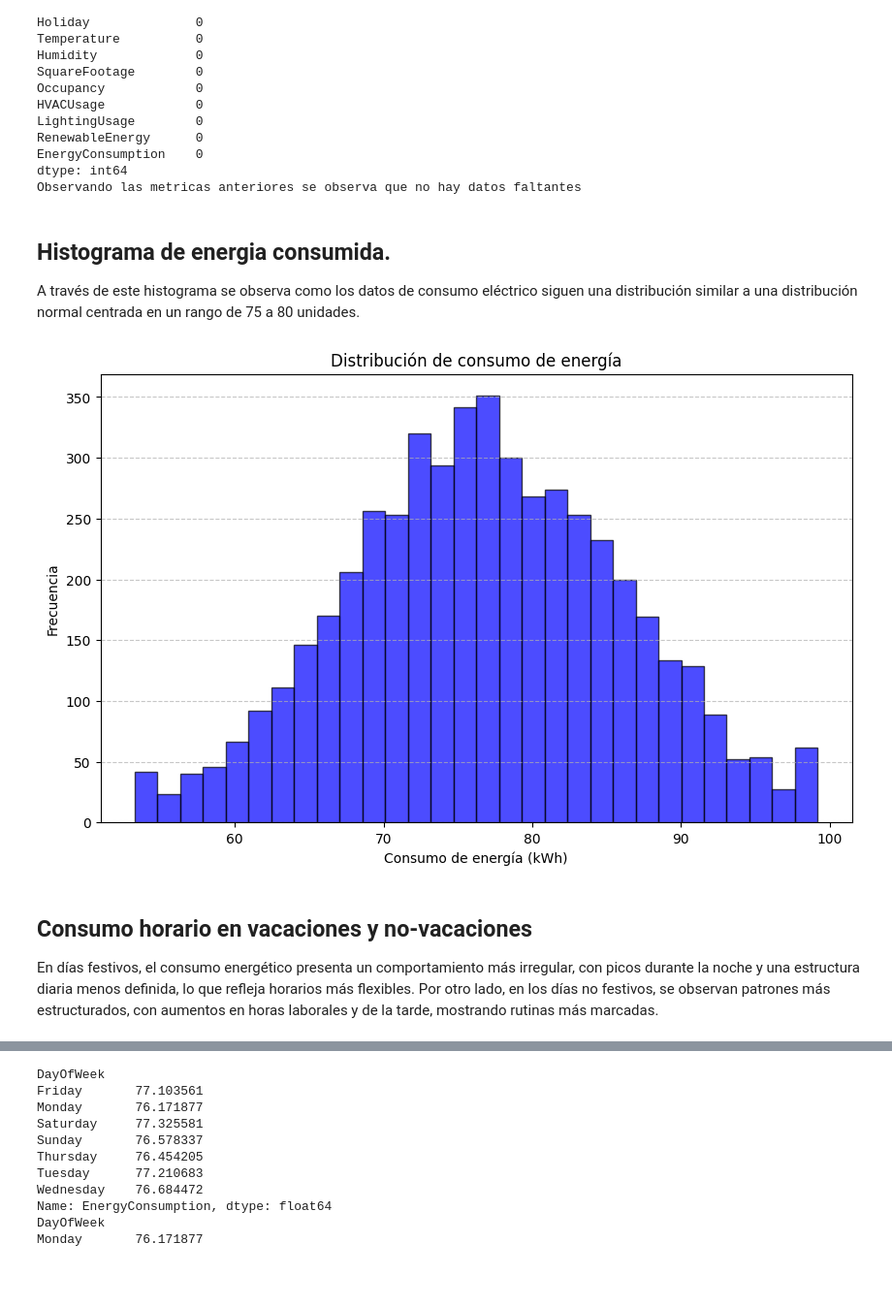
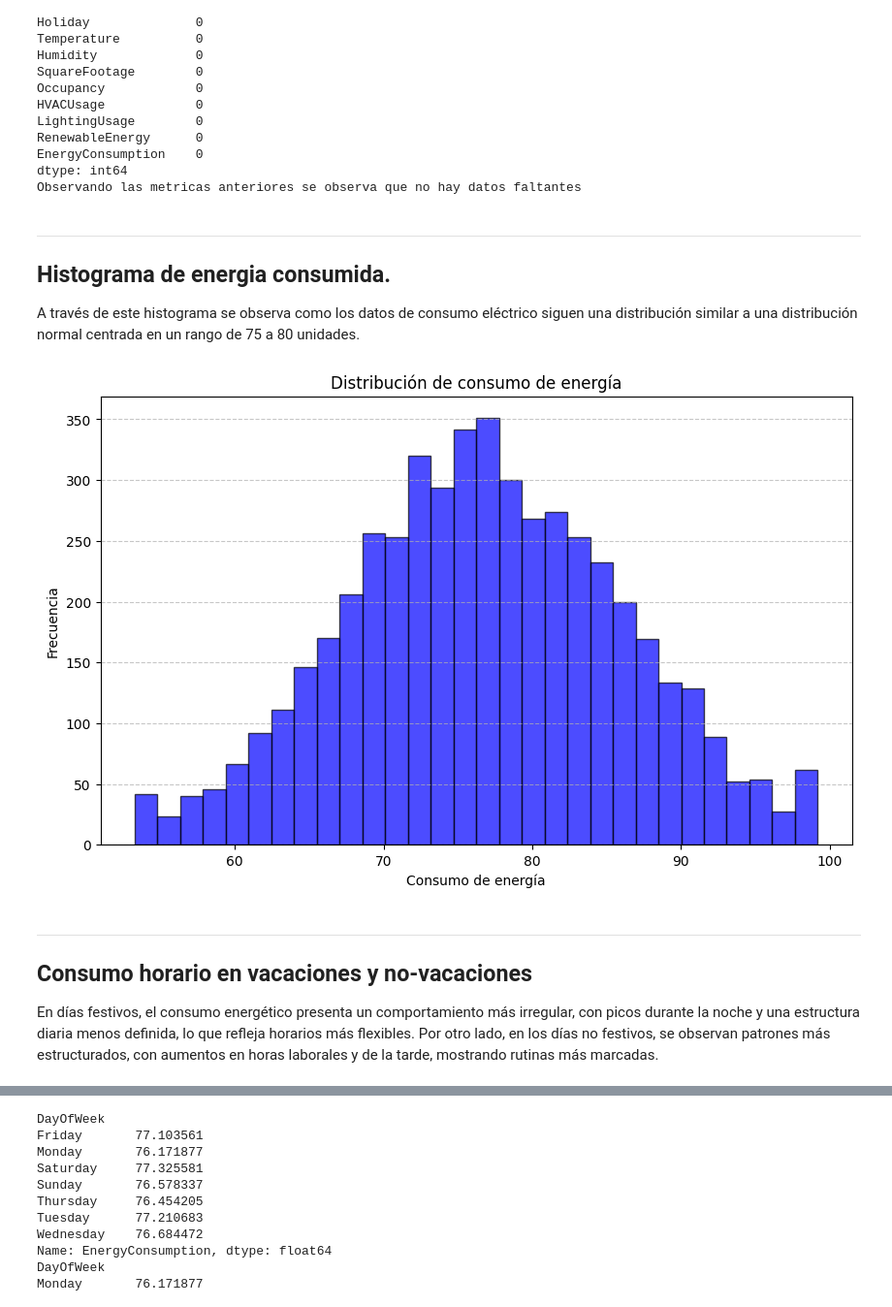
Before and after one commit to mansanjim1/MLE_energyConsumption, a Jupyter notebook: Energy_Consumption.ipynb, the cells around one changed output, grey strips where cells are left out. Shown at 97% size. Saved outputs shown, nothing was run; the diff lists cells and outputs as text; code cells hidden in the pictures; blank space fills up the shorter version.

```diff
--- a/Energy_Consumption.ipynb
+++ b/Energy_Consumption.ipynb
@@ -74,19 +76,21 @@ EnergyConsumption    0
 dtype: int64
 Observando las metricas anteriores se observa que no hay datos faltantes
 # %% [markdown]
+------------------------------------
 ## Histograma de energia consumida.
 A través de este histograma se observa como los datos de consumo eléctrico siguen una distribución similar
 a una distribución normal centrada en un rango de 75 a 80 unidades.
 # %%
 plt.figure(figsize=(10, 6))
 plt.hist(df['EnergyConsumption'], bins=30, color='blue', alpha=0.7, edgecolor='black')
 plt.title('Distribución de consumo de energía')
-plt.xlabel('Consumo de energía (kWh)')
+plt.xlabel('Consumo de energía')
 plt.ylabel('Frecuencia')
 plt.grid(axis='y', linestyle='--', alpha=0.7)
 # %% [output]
-[figure, old version]
+[figure, new version]
 # %% [markdown]
+---
 ## Consumo horario en vacaciones y no-vacaciones
 
 En días festivos, el consumo energético presenta un comportamiento más irregular, con picos durante la noche y una estructura diaria menos definida, lo que refleja horarios más flexibles. Por otro lado, en los días no festivos, se observan patrones más estructurados, con aumentos en horas laborales y de la tarde, mostrando rutinas más marcadas.
```
Also changed, not shown: parts of 12 cells of this notebook.
